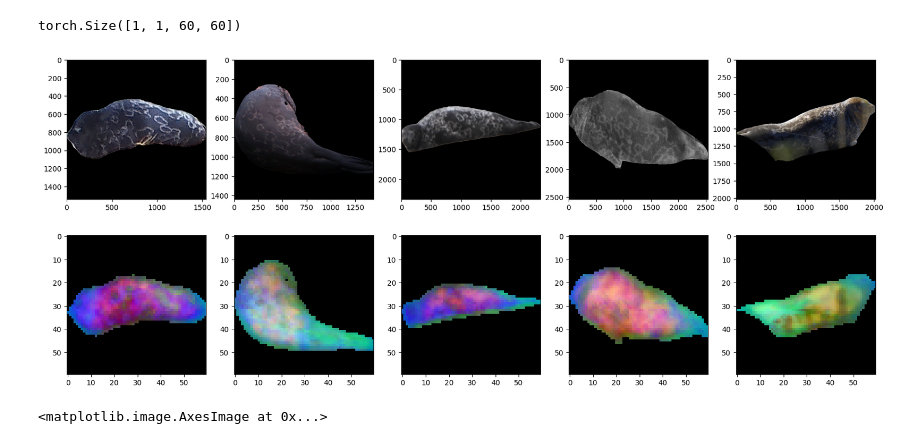
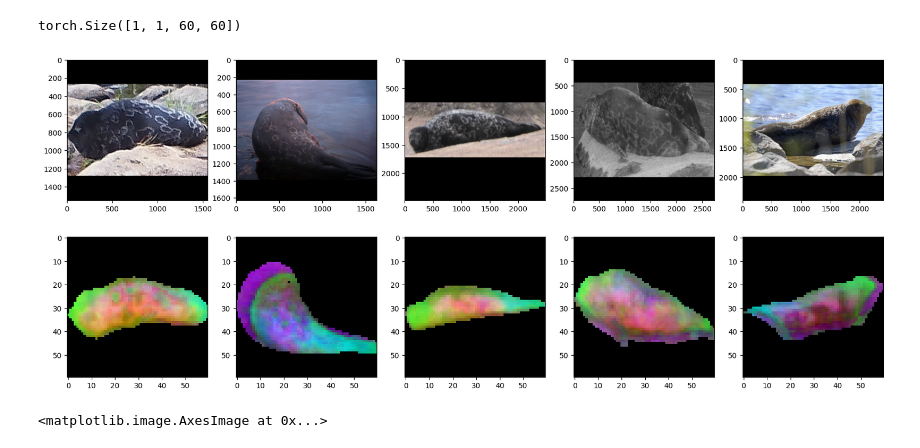
Before and after one commit to imveikka/GeoAware-SC, a Jupyter notebook: sandbox_norppa.ipynb, the cells around one changed output. Drawn from its saved outputs; the diff is of its cells as text; code cells hidden in the pictures.

```diff
--- a/sandbox_norppa.ipynb
+++ b/sandbox_norppa.ipynb
@@ -612,8 +559,8 @@ from PIL import Image
 
 
 # modify
-files = sorted(glob.glob("../data/images_original_segmented/*.pt"))
-ix = 22
+files = sorted(glob.glob("../data/images_original_source/*.pt"))
+ix = 0
 
 
 raw = torch.load(files[ix])
@@ -721,38 +668,38 @@ from utils.utils_correspondence import resize
 seed = 0
 n = 5
 random.seed(seed)
-files = sorted(glob.glob("../data/images_original_segmented/*.pt"))
+files = sorted(glob.glob("../data/images_original_source/*.pt"))
 
 selected = random.sample(files, n)
 features = list(map(torch.load, selected))
 feat = torch.cat([f["geo"].to_dense() for f in features])
 feat /= (feat.norm(dim=1, keepdim=True) + 1e-8)
 mask = feat.abs().sum(1) != 0
 ix = mask.nonzero(as_tuple=False)
 vectors = feat[ix[:, 0], :, ix[:, 1], ix[:, 2]]
 mean = vectors.mean(0, keepdim=True)
 X = vectors - mean
 U, S, Vt = torch.linalg.svd(X, full_matrices=False)
 components = Vt[:3]
 proj = X @ components.T
 proj_min = proj.min(dim=0, keepdim=True)[0]
 proj_max = proj.max(dim=0, keepdim=True)[0]
 rgb_vals = (proj - proj_min) / (proj_max - proj_min + 1e-8)
 B, _, W, H = feat.shape
 rgb_images = torch.zeros(B, W, H, 3)
 rgb_images[ix[:, 0], ix[:, 1], ix[:, 2]] = rgb_vals
 
 _, axes = plt.subplots(2, n, figsize=(4*n, 8))
 
 for file, rgb, (ax1, ax2) in zip(selected, rgb_images, zip(*axes)):
     img = Image.open(file.replace(".pt", ".png"))
     img = resize(img, target_res=max(img.size))
     ax1.imshow(img)
     ax2.imshow(rgb)
 
 plt.show()
 # %% [output]
-[figure, old version]
+[figure, new version]
 # %%
 vec = normalize(features_dino)[0, :].flatten(1).t().cpu().numpy()
 vec = torch.tensor(PCA(n_components=3).fit_transform(vec)).cuda()
```
Also changed, not shown: parts of 4 cells of this notebook, 2 other files.
